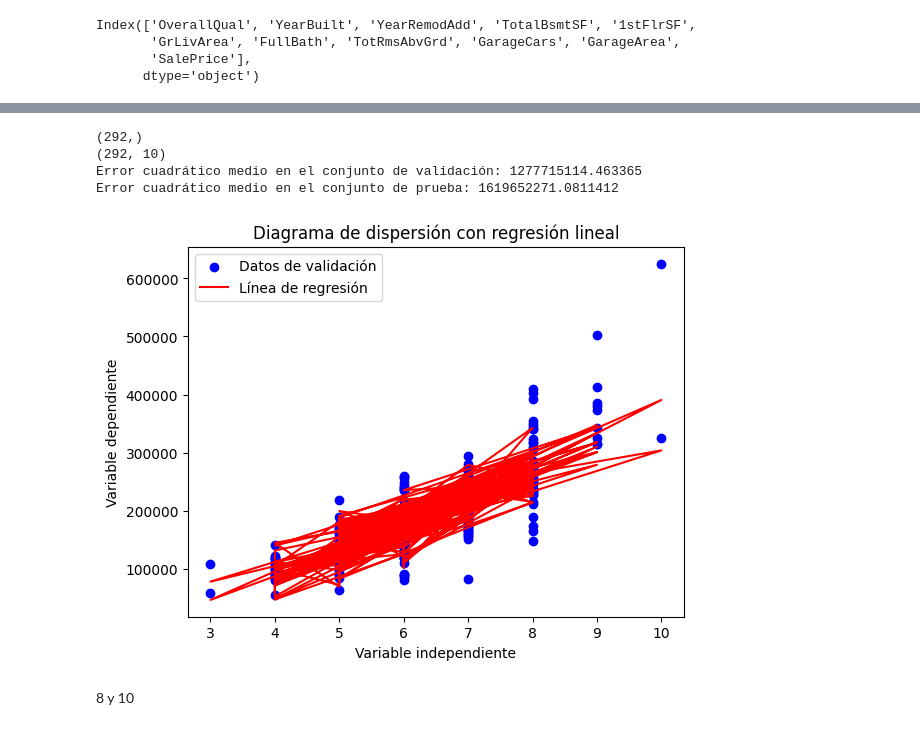
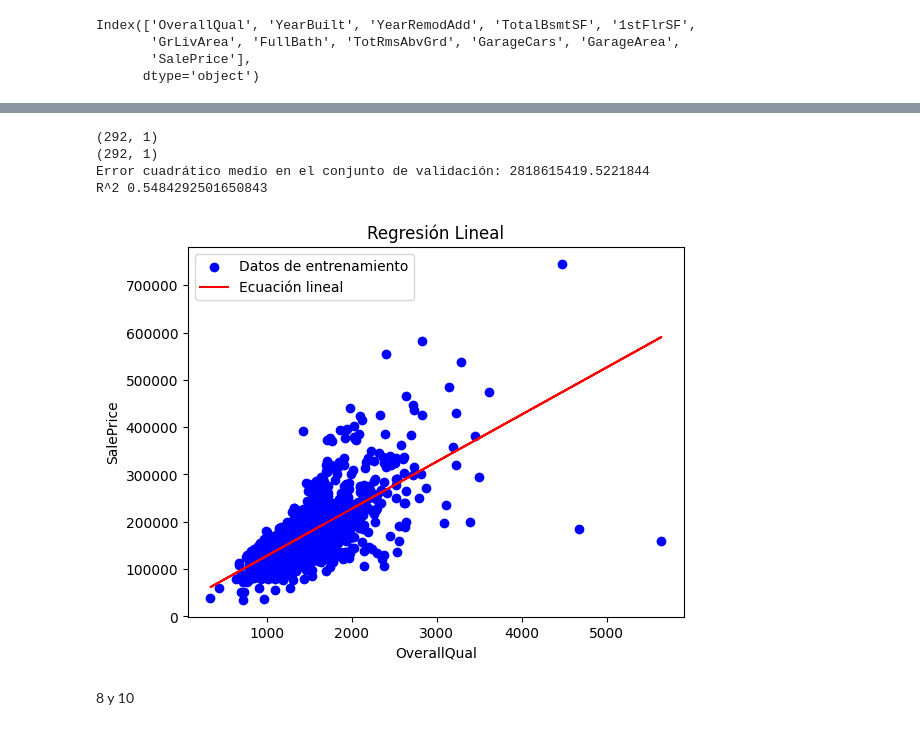
Before and after one commit to AGM54/HojaMiner-aKa, a Jupyter notebook: Model.ipynb, the cells around one changed output, grey strips where cells are left out. Cells and saved outputs as stored; diff of their text form; code cells hidden in the pictures.

```diff
--- a/Model.ipynb
+++ b/Model.ipynb
@@ -112,9 +114,15 @@ from sklearn.metrics import mean_squared_error
 from sklearn.model_selection import train_test_split
 import matplotlib.pyplot as plt
 # %%
+import numpy as np
+
 # Dividir los datos en entrenamiento y prueba
-X_train, X_test, y_train, y_test = train_test_split(cleaned_df.drop(columns=['SalePrice']), cleaned_df['SalePrice'], test_size=0.2, random_state=42)
+X_train, X_test, y_train, y_test = train_test_split(cleaned_df['GrLivArea'], cleaned_df['SalePrice'], test_size=0.2, random_state=42)
 
+# Convertir X_train e y_train en matrices bidimensionales
+X_train = np.array(X_train).reshape(-1, 1)
+y_train = np.array(y_train).reshape(-1, 1)
+X_test = np.array(X_test).reshape(-1, 1)
 # Dividir los datos de entrenamiento en entrenamiento y validación
 X_train, X_val, y_train, y_val = train_test_split(X_train, y_train, test_size=0.25, random_state=42)  # 0.25 x 0.8 = 0.2
 
@@ -126,33 +134,29 @@ print(X_val.shape)
 y_pred_test = model.predict(X_test)
 mse_val = mean_squared_error(y_val, y_pred_val)
 mse_test = mean_squared_error(y_test, y_pred_test)
+r2 = r2_score(y_test, y_pred_test)
+print("Error cuadrático medio en el conjunto de validación:", mse_val)
+print(f"R^2 {r2}")
 
-print("Error cuadrático medio en el conjunto de validación:", mse_val)
-print("Error cuadrático medio en el conjunto de prueba:", mse_test)
+coeficientes = model.coef_
+intercepto = model.intercept_
 # %% [output]
-(292,)
-(292, 10)
-Error cuadrático medio en el conjunto de validación: 1277715114.463365
-Error cuadrático medio en el conjunto de prueba: 1619652271.0811412
+(292, 1)
+(292, 1)
+Error cuadrático medio en el conjunto de validación: 2818615419.5221844
+R^2 0.5484292501650843
-# %%
-# Crear el gráfico de dispersión
-plt.scatter(X_val.iloc[:, 0], y_val, color='blue', label='Datos de validación')
-
-# Crear la línea de regresión lineal
-plt.plot(X_val.iloc[:, 0], y_pred_val, color='red', label='Línea de regresión')
-
-# Etiquetas y título
-plt.xlabel('Variable independiente')
-plt.ylabel('Variable dependiente')
-plt.title('Diagrama de dispersión con regresión lineal')
-
-# Mostrar la leyenda
-plt.legend()
-
-# Mostrar el gráfico
-plt.show()
-# %% [output]
-[figure, removed]
+# %%
+plt.scatter(X_train, y_train, color='blue', label='Datos de entrenamiento')
+plt.plot(X_train, coeficientes[0] * X_train + intercepto, color='red', label='Ecuación lineal')
+
+plt.xlabel('OverallQual')
+plt.ylabel('SalePrice')
+plt.title('Regresión Lineal')
+plt.legend()
+
+plt.show()
+# %% [output]
+[figure, added]
 # %% [markdown]
 8 y 10
 # %%
```
Also changed, not shown: parts of 3 cells of this notebook.
